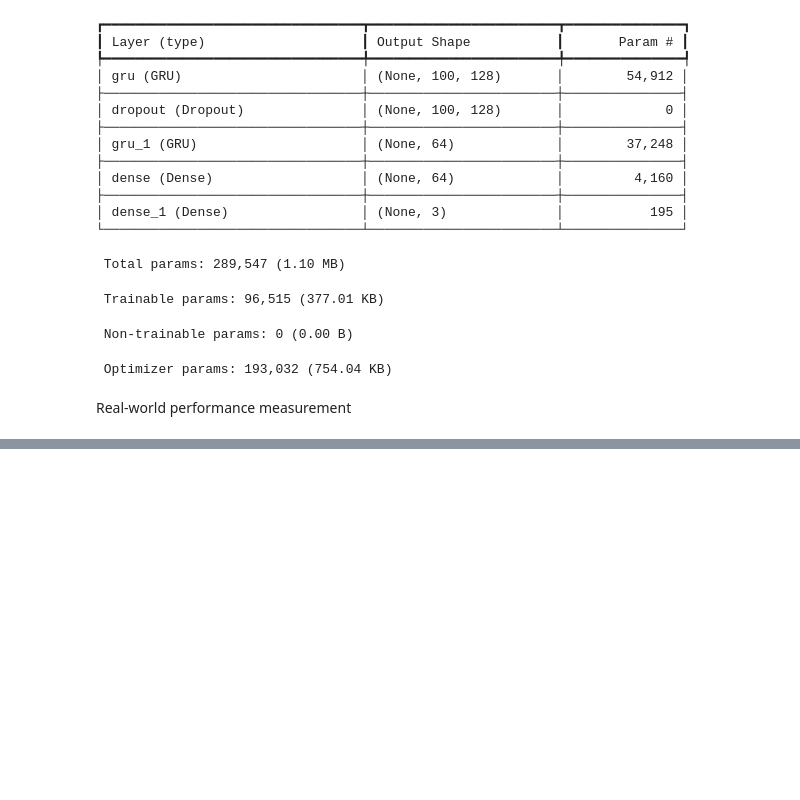
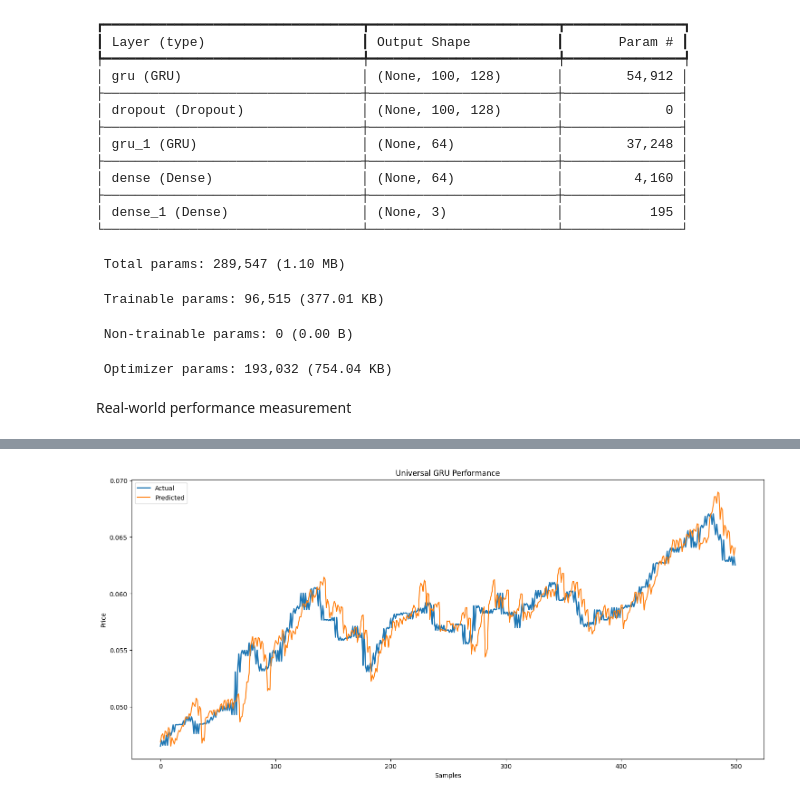
Before and after one commit to m4nn4t/stock_price_prediction, a Jupyter notebook: MultiStock.ipynb, the cells around one changed output, grey strips where cells are left out. Cells and saved outputs as stored; diff of their text form; code cells hidden in the pictures; blank space fills up the shorter version.

```diff
--- a/MultiStock.ipynb
+++ b/MultiStock.ipynb
@@ -951,0 +1282,6 @@ print(direction_accuracy)
+# %%
+y_pred=model.predict(X_test)
+
+print(y_pred.shape)
+
+print(y_test.shape)
@@ -951,0 +1309,12 @@ print(direction_accuracy)
+# %%
+actual_flat=y_test.reshape(-1)
+
+pred_flat=y_pred.reshape(-1)
+# %%
+actual_prices=inverse_close(
+    actual_flat
+)
+
+pred_prices=inverse_close(
+    pred_flat
+)
@@ -951,0 +1398,33 @@ print(direction_accuracy)
+# %%
+import matplotlib.pyplot as plt
+
+plt.figure(figsize=(18,8))
+
+plt.plot(
+    actual_prices[:500],
+    label="Actual",
+    linewidth=2
+)
+
+plt.plot(
+    pred_prices[:500],
+    label="Predicted"
+)
+
+plt.title(
+    "Universal GRU Performance"
+)
+
+plt.xlabel(
+    "Samples"
+)
+
+plt.ylabel(
+    "Price"
+)
+
+plt.legend()
+
+plt.show()
+# %% [output]
+[figure, added]
```
Also changed, not shown: parts of 28 cells of this notebook.
